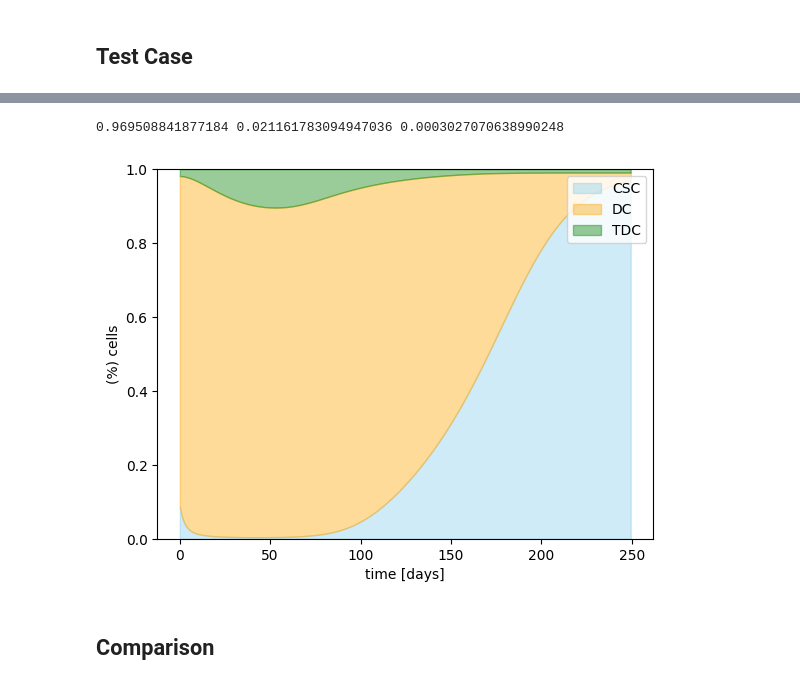
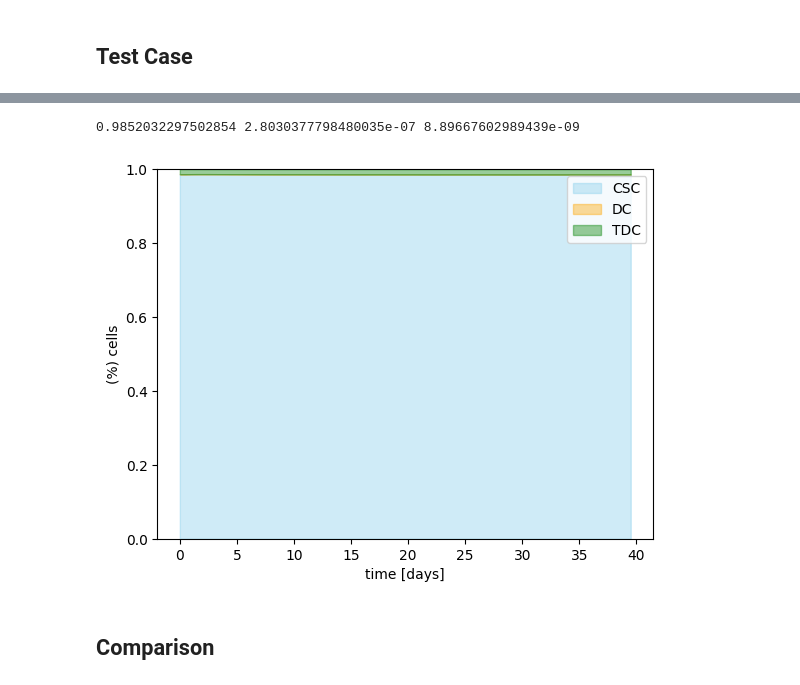
Before and after one commit to saragazzoni/Master_Thesis, a Jupyter notebook: Model2D/main.ipynb, the cells around one changed output, grey strips where cells are left out. Saved outputs shown, nothing was run; the diff lists cells and outputs as text; code cells hidden in the pictures.

```diff
--- a/Model2D/main.ipynb
+++ b/Model2D/main.ipynb
@@ -103,22 +136,23 @@ plt.plot(ctot)
 # %%
+path_sol = "solutions/lowoxygen_uhfrt_T40_bdf2"
 csc = np.load(path_sol + '/csc_mass.npy')
 dc = np.load(path_sol + '/dc_mass.npy')
 tdc = np.load(path_sol + '/tdc_mass.npy')
 #plt.plot(time01,csc)
 #plt.plot(time01,csc+dc)
-time=np.arange(0,250,0.5)
+time=np.arange(0,40,0.5)
 plt.fill_between(time, csc, color='skyblue', alpha=0.4)
 plt.fill_between(time, csc+dc, csc, where=(csc+dc > csc), color='orange', alpha=0.4)
 plt.fill_between(time, 1, csc+dc, where=(1 > csc+dc), color='green', alpha=0.4)
 plt.ylim([0,1])
 #plt.xlim([0,150])
 plt.ylabel('(%) cells')
 plt.xlabel('time [days]')
 plt.legend(['CSC','DC','TDC'])
 print(csc[-1],dc[-1],tdc[-1])
 # %% [output]
-0.969508841877184 0.021161783094947036 0.0003027070638990248
+0.9852032297502854 2.8030377798480035e-07 8.89667602989439e-09
-[figure, old version]
+[figure, new version]
 # %% [markdown]
 ## Comparison
 # %%
```
Also changed, not shown: parts of 5 cells of this notebook, 8 other files.
